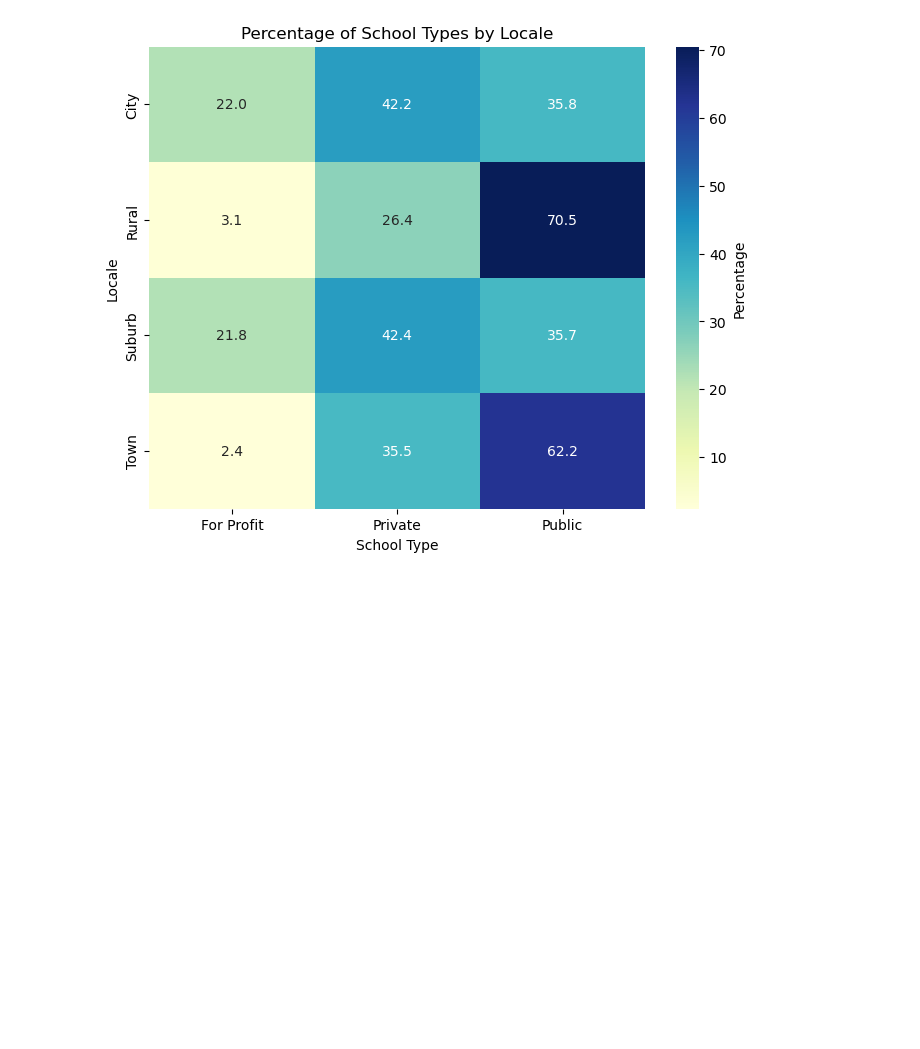
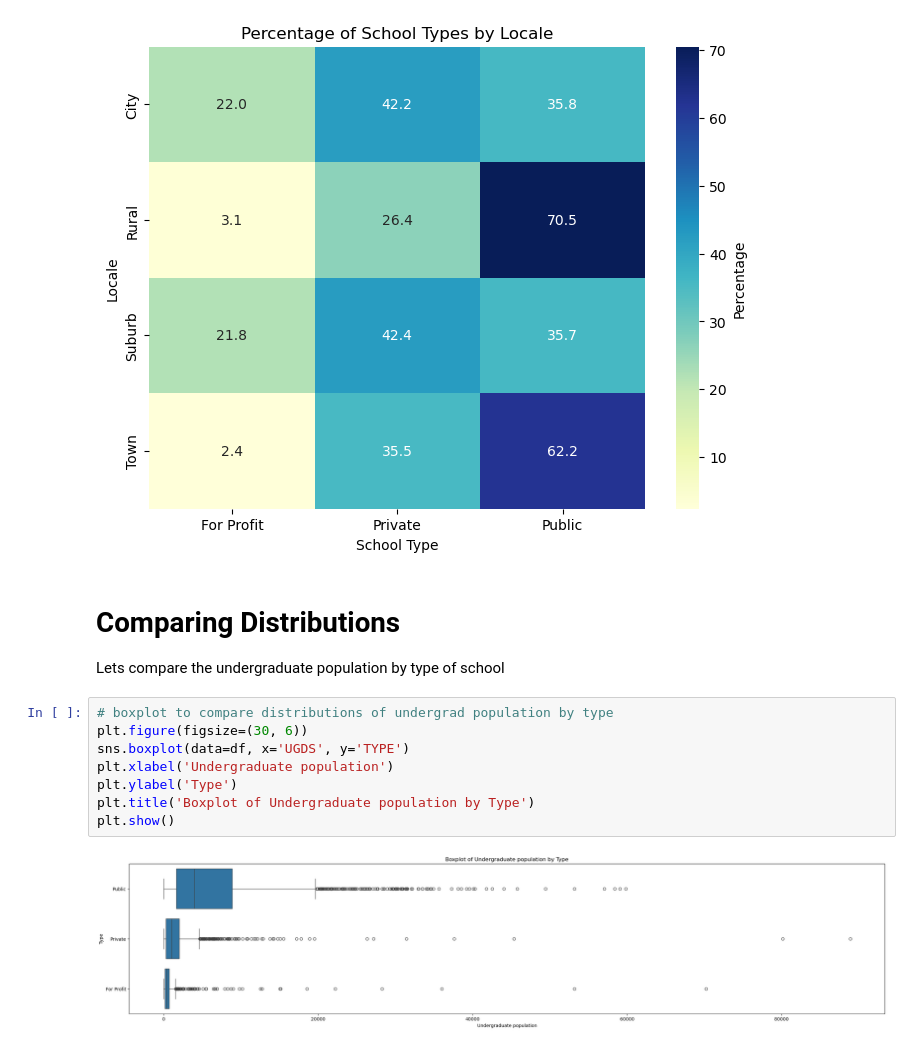
Before and after one commit to pkeen/intro-stats, a Jupyter notebook: 02-Data-Displaying/scorecard/scorecard.ipynb, the cells around one changed output. Cells and saved outputs as stored; diff of their text form; blank space fills up the shorter version.

```diff
--- a/02-Data-Displaying/scorecard/scorecard.ipynb
+++ b/02-Data-Displaying/scorecard/scorecard.ipynb
@@ -111,3 +111,17 @@ plt.xlabel("School Type")
 plt.show()
 # %% [output]
 [figure]
+# %% [markdown]
+# Comparing Distributions
+
+Lets compare the undergraduate population by type of school
+# %%
+# boxplot to compare distributions of undergrad population by type
+plt.figure(figsize=(30, 6))
+sns.boxplot(data=df, x='UGDS', y='TYPE')
+plt.xlabel('Undergraduate population')
+plt.ylabel('Type')
+plt.title('Boxplot of Undergraduate population by Type')
+plt.show()
+# %% [output]
+[figure, added]
```
Also changed, not shown: parts of 4 cells of this notebook.
